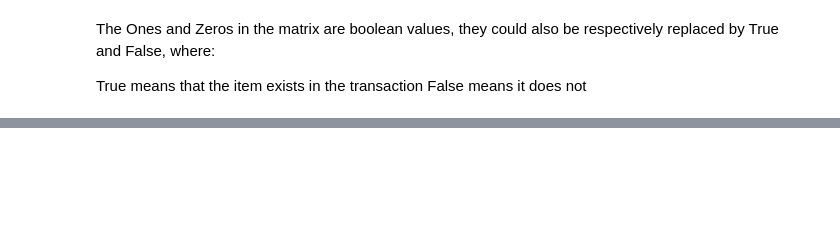
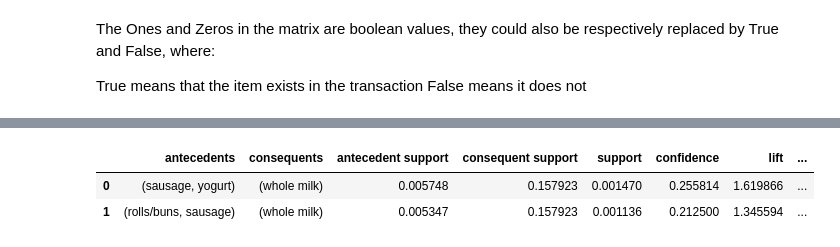
Before and after one commit to Chaitra-B-V/Frequent-Pattern-Mining-Algorithms, a Jupyter notebook: fpgrowth.ipynb, the cells around one changed output, grey strips where cells are left out. Cells and saved outputs as stored; diff of their text form; code cells hidden in the pictures; blank space fills up the shorter version.

```diff
--- a/fpgrowth.ipynb
+++ b/fpgrowth.ipynb
@@ -90,0 +205,7 @@ trans_encoder_matrix.head()
+# %%
+fp_growth_rule = compute_association_rule(fpgrowth_matrix, metric="confidence", min_thresh=0.2)
+fp_growth_rule.head()
+# %% [output]
+|  | antecedents | consequents | antecedent support | consequent support | support | confidence | lift | ... |
+| 0 | (sausage, yogurt) | (whole milk) | 0.005748 | 0.157923 | 0.001470 | 0.255814 | 1.619866 | ... |
+| 1 | (rolls/buns, sausage) | (whole milk) | 0.005347 | 0.157923 | 0.001136 | 0.212500 | 1.345594 | ... |
```
Also changed, not shown: parts of 13 cells of this notebook.
